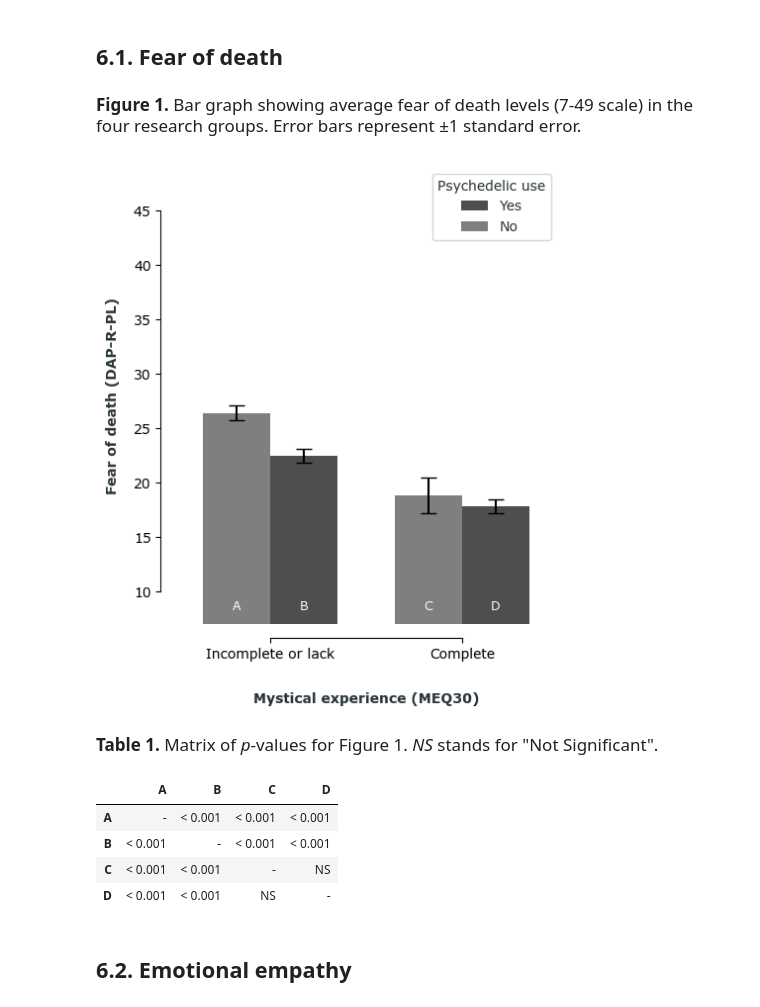
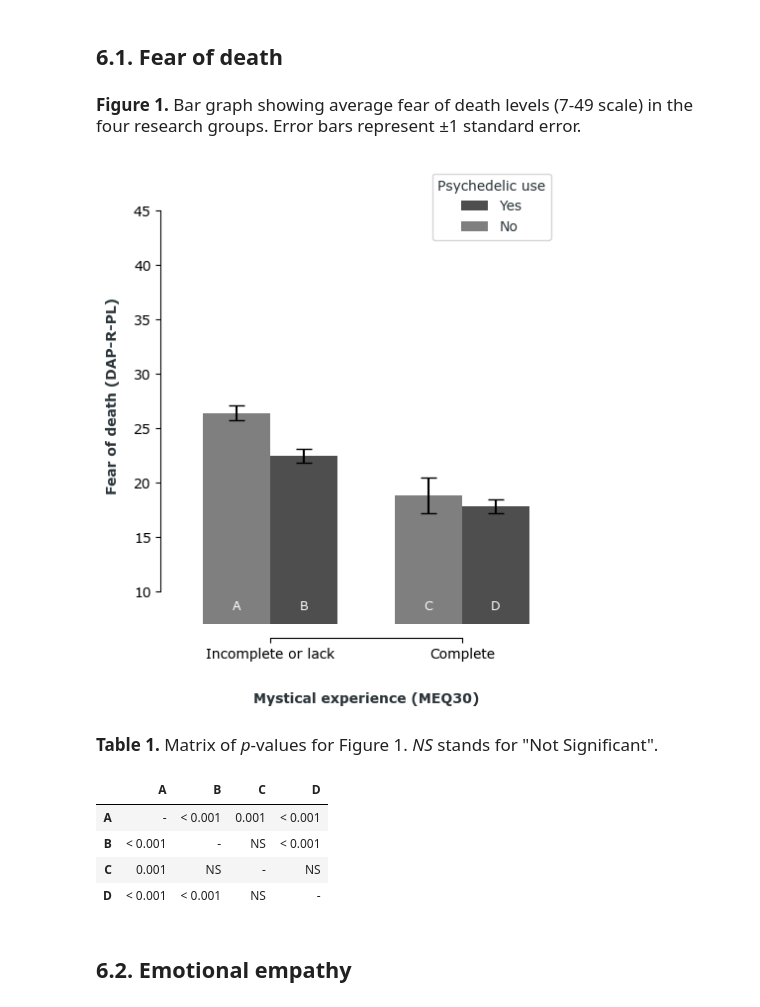
Before and after one commit to michal-owsiak/swps-university-research, a Jupyter notebook: research.ipynb, the cells around one changed output. Cells and saved outputs as stored; diff of their text form; code cells hidden in the pictures.

```diff
--- a/research.ipynb
+++ b/research.ipynb
@@ -1212,39 +1212,39 @@ table1_html = """
 
 display(HTML(table1_html))
 
 data = {
-    "A": ["-", "< 0.001", "< 0.001", "< 0.001"],
-    "B": ["< 0.001", "-", "< 0.001", "< 0.001"],
-    "C": ["< 0.001", "< 0.001", "-", "NS"],
+    "A": ["-", "< 0.001", "0.001", "< 0.001"],
+    "B": ["< 0.001", "-", "NS", "< 0.001"],
+    "C": ["0.001", "NS", "-", "NS"],
     "D": ["< 0.001", "< 0.001", "NS", "-"]
 }
 
 index = ["A", "B", "C", "D"]
 columns = ["A", "B", "C", "D"]
 
 table_df = pd.DataFrame(data, index=index, columns=columns)
 
 def style_format(value):
     if value == "NS":
         return "font-style: italic; text-align: center"
     else:
         return "text-align: center"
 
 styled_df = table_df.style.map(style_format)
 styled_df = styled_df.set_table_styles([{
     "selector": "th",
     "props": [("font-weight", "bold")]
 }])
 
 styled_df
 # %% [output]
 Figure 1. Bar graph showing average fear of death levels (7-49 scale) in the four research groups. Error bars represent ±1 standard error.
 [figure]
 Table 1. Matrix of p-values for Figure 1. NS stands for "Not Significant".
 |  | A | B | C | D |
-| A | - | < 0.001 | < 0.001 | < 0.001 |
-| B | < 0.001 | - | < 0.001 | < 0.001 |
-| C | < 0.001 | < 0.001 | - | NS |
+| A | - | < 0.001 | 0.001 | < 0.001 |
+| B | < 0.001 | - | NS | < 0.001 |
+| C | 0.001 | NS | - | NS |
 | D | < 0.001 | < 0.001 | NS | - |
 # %% [markdown]
 ## **6.2. Emotional empathy**
```
Also changed, not shown: parts of 3 cells of this notebook.
